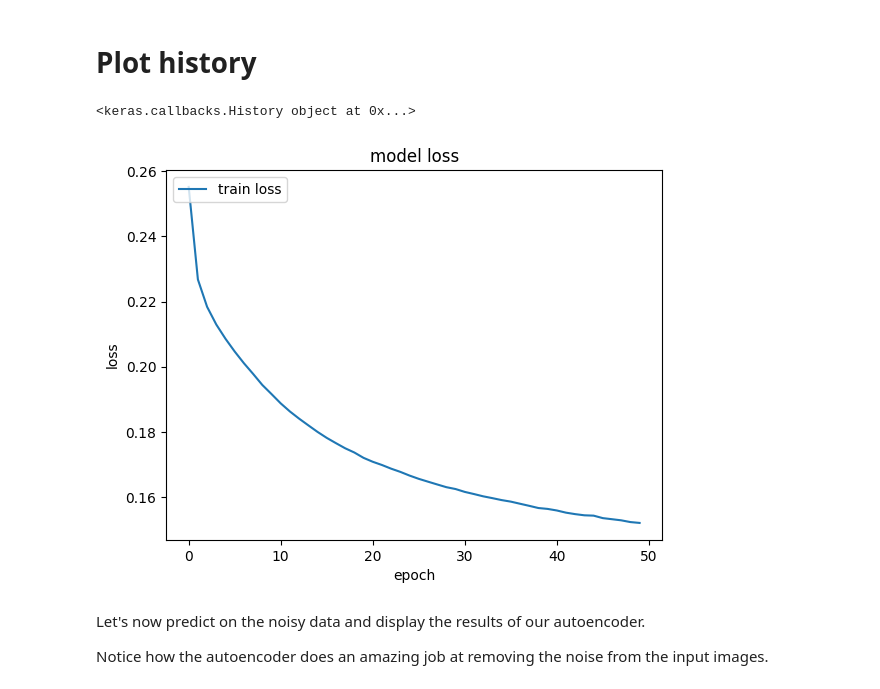
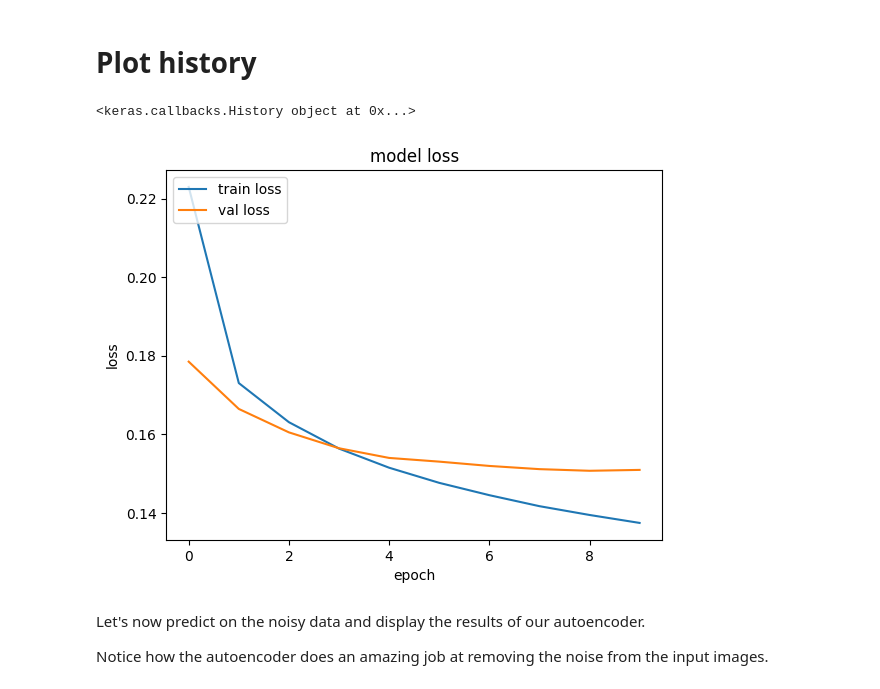
Before and after one commit to marcinwolter/Machine-learning-KISD-2023, a Jupyter notebook: lecture7.ipynb, the cells around one changed output. Cells and saved outputs as stored; diff of their text form; code cells hidden in the pictures.

```diff
--- a/lecture7.ipynb
+++ b/lecture7.ipynb
@@ -987,7 +1002,7 @@ def noise(array):
     Adds random noise to each image in the supplied array.
     """
 
-    noise_factor = 1.6
+    noise_factor = 0.8
     noisy_array = array + noise_factor * np.random.normal(
         loc=0.0, scale=1.0, size=array.shape
     )
@@ -1085,7 +1102,7 @@ encoding_dim = 10
 
 # reshape data (28,28,1)->(784)
 train_data = train_data.reshape(-1,784)
-test_data = test_data.reshape(-1,784,)
+test_data = test_data.reshape(-1,784)
 noisy_train_data = noisy_train_data.reshape(-1,784)
 noisy_test_data = noisy_test_data.reshape(-1,784)
 
@@ -1159,7 +1180,7 @@ learn how to denoise the images.
 history = autoencoder.fit(
     x=noisy_train_data,
     y=train_data,
-    epochs=50,
+    epochs=10,
     batch_size=128,
     shuffle=True,
     validation_data=(noisy_test_data, test_data),
@@ -1187,18 +1211,19 @@ Epoch 50/50
 # %%
 # summarize history for loss
 import matplotlib.pyplot as plt
 
 print(history)
 plt.plot(history.history['loss'])
+plt.plot(history.history['val_loss'])
 
 plt.title('model loss')
 plt.ylabel('loss')
 plt.xlabel('epoch')
-plt.legend(['train loss'], loc='upper left')
+plt.legend(['train loss', 'val loss'], loc='upper left')
 plt.show()
 # %% [output]
 <keras.callbacks.History object at 0x...>
-[figure, old version]
+[figure, new version]
 # %% [markdown]
 Let's now predict on the noisy data and display the results of our autoencoder.
 
```
Also changed, not shown: parts of 25 cells of this notebook.
